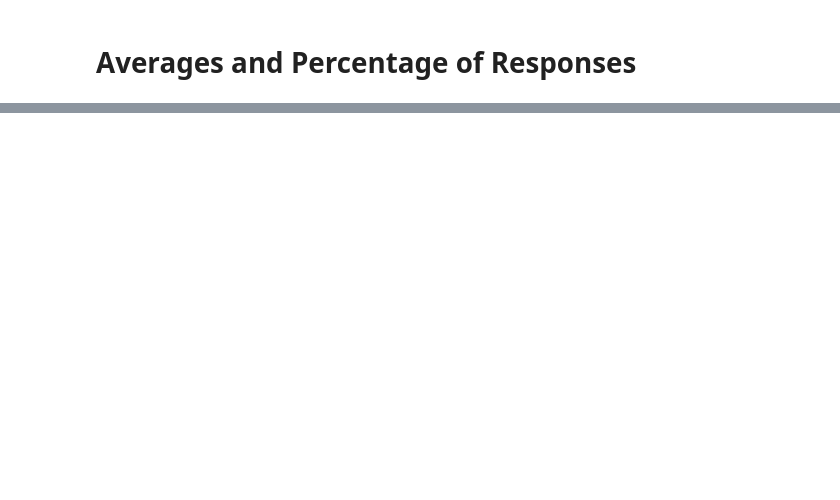
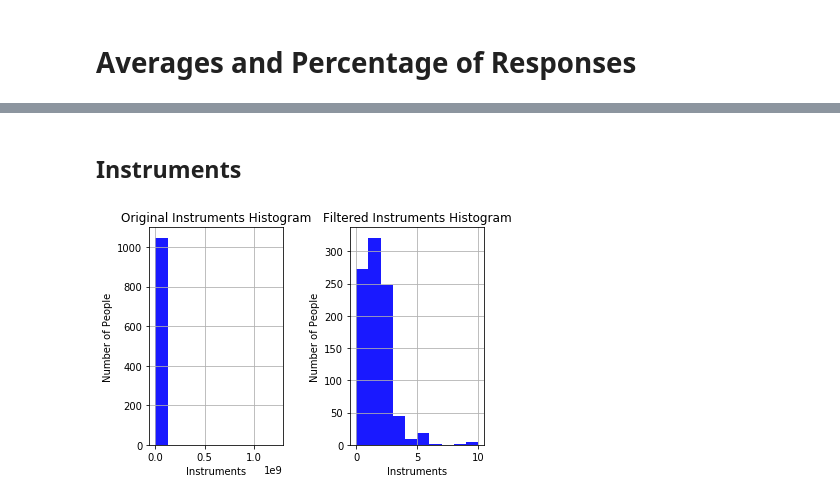
Before and after one commit to simonfong6/ECE-143-Team-6, a Jupyter notebook: Data-analysis.ipynb, the cells around one changed output, grey strips where cells are left out. Saved outputs shown, nothing was run; the diff lists cells and outputs as text; code cells hidden in the pictures; blank space fills up the shorter version.

```diff
--- a/Data-analysis.ipynb
+++ b/Data-analysis.ipynb
@@ -100,0 +150,13 @@ height.hist(ax=ax, alpha=0.9, color='blue')
+# %% [markdown]
+## Instruments
+# %%
+pt.histograms(
+    'instruments',
+    df,
+    filtered,
+    'Instruments',
+    'Instruments',
+    'Number of People')
+plt.subplots_adjust(wspace=0.5)
+# %% [output]
+[figure, added]
```
Also changed, not shown: parts of 16 cells of this notebook.
